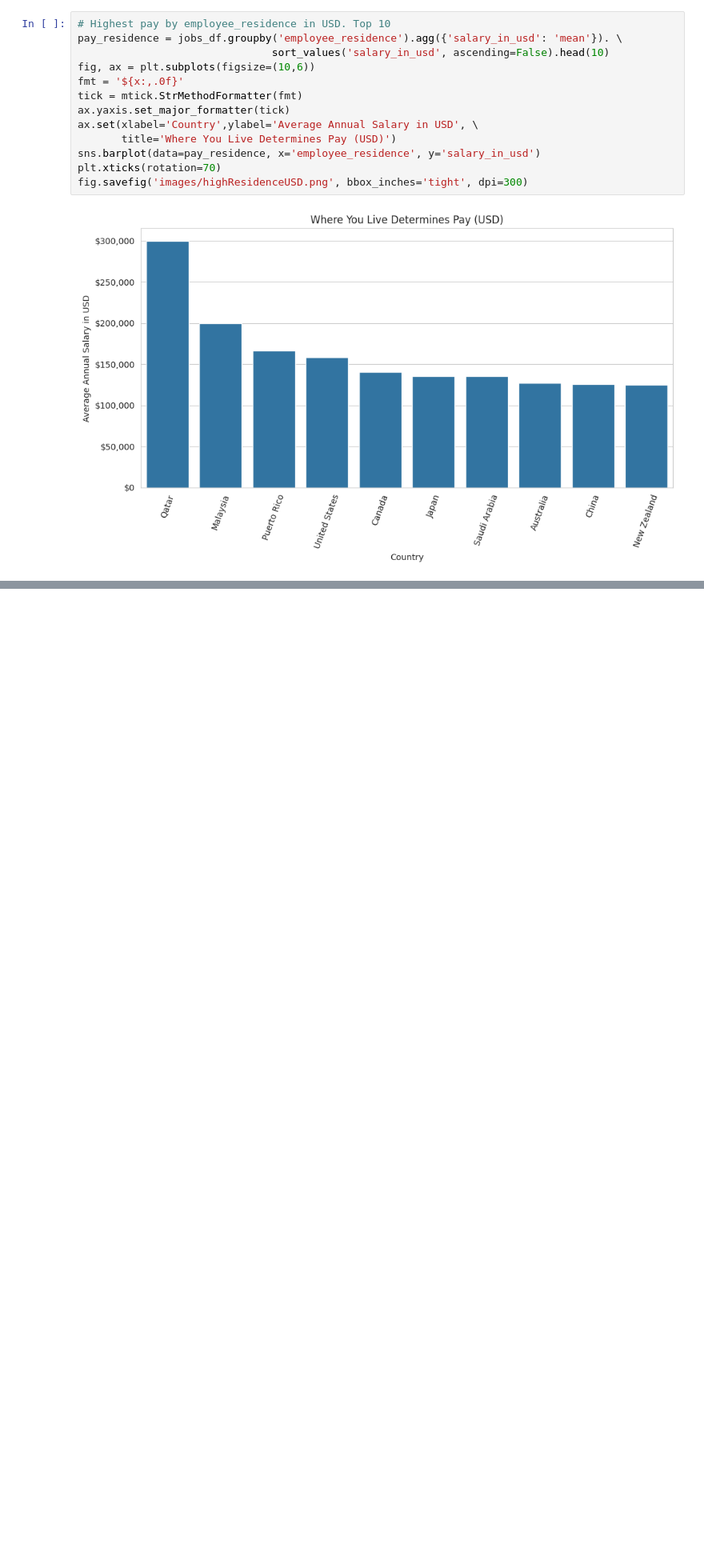
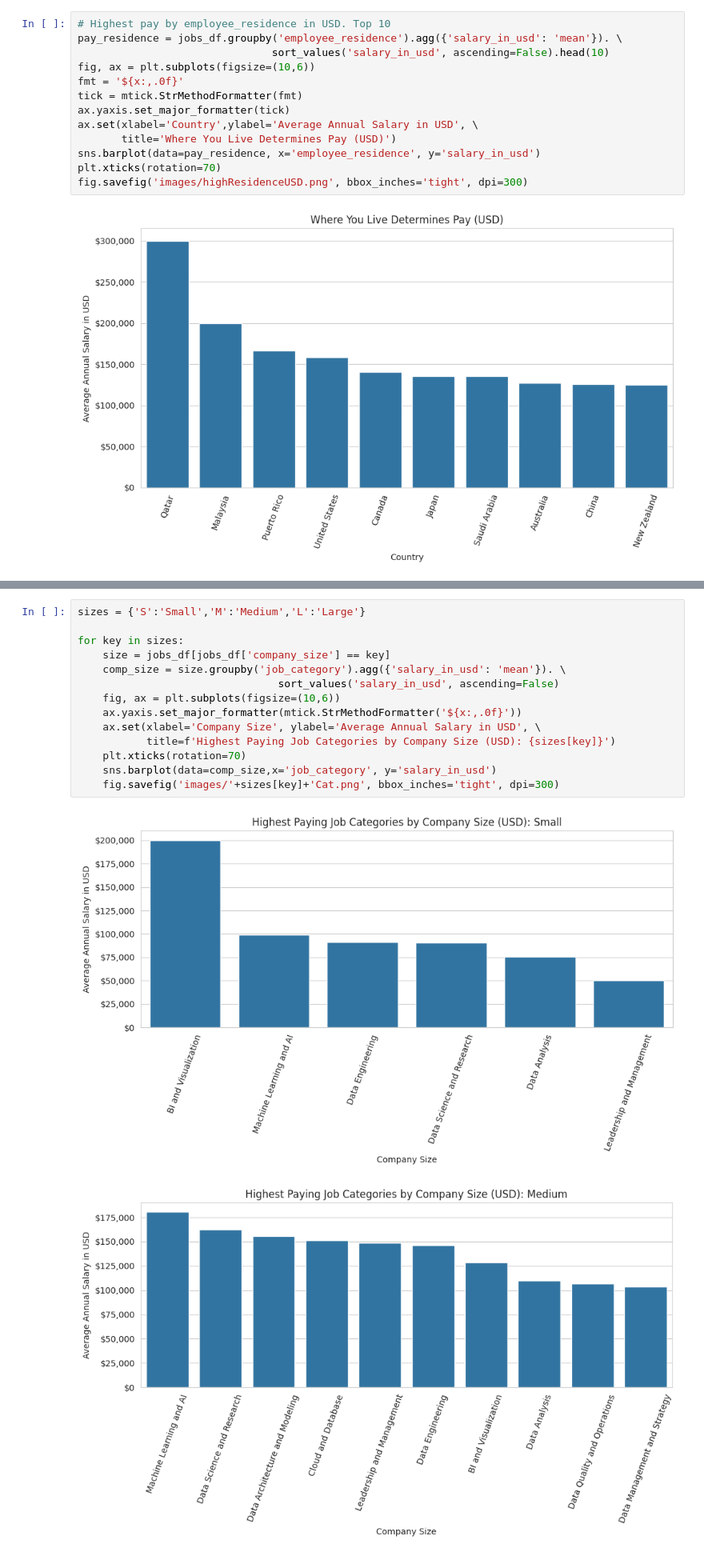
Before and after one commit to wwwinters/MSDS-670-Week-5-Assignment, a Jupyter notebook: WileyWinters_Week5_Assignment.ipynb, the cells around one changed output, grey strips where cells are left out. Shown at 80% size. Saved outputs shown, nothing was run; the diff lists cells and outputs as text; blank space fills up the shorter version.

```diff
--- a/WileyWinters_Week5_Assignment.ipynb
+++ b/WileyWinters_Week5_Assignment.ipynb
@@ -174,0 +181,17 @@ fig.savefig('images/aveCompanySize.png', bbox_inches='tight', dpi=300)
+# %%
+sizes = {'S':'Small','M':'Medium','L':'Large'}
+
+for key in sizes:
+    size = jobs_df[jobs_df['company_size'] == key]
+    comp_size = size.groupby('job_category').agg({'salary_in_usd': 'mean'}). \
+                                sort_values('salary_in_usd', ascending=False)
+    fig, ax = plt.subplots(figsize=(10,6))
+    ax.yaxis.set_major_formatter(mtick.StrMethodFormatter('${x:,.0f}'))
+    ax.set(xlabel='Company Size', ylabel='Average Annual Salary in USD', \
+           title=f'Highest Paying Job Categories by Company Size (USD): {sizes[key]}')
+    plt.xticks(rotation=70)
+    sns.barplot(data=comp_size,x='job_category', y='salary_in_usd')
+    fig.savefig('images/'+sizes[key]+'Cat.png', bbox_inches='tight', dpi=300)
+# %% [output]
+[figure, added]
+[figure, added]
```
Also changed, not shown: parts of 7 cells of this notebook, 16 other files.
